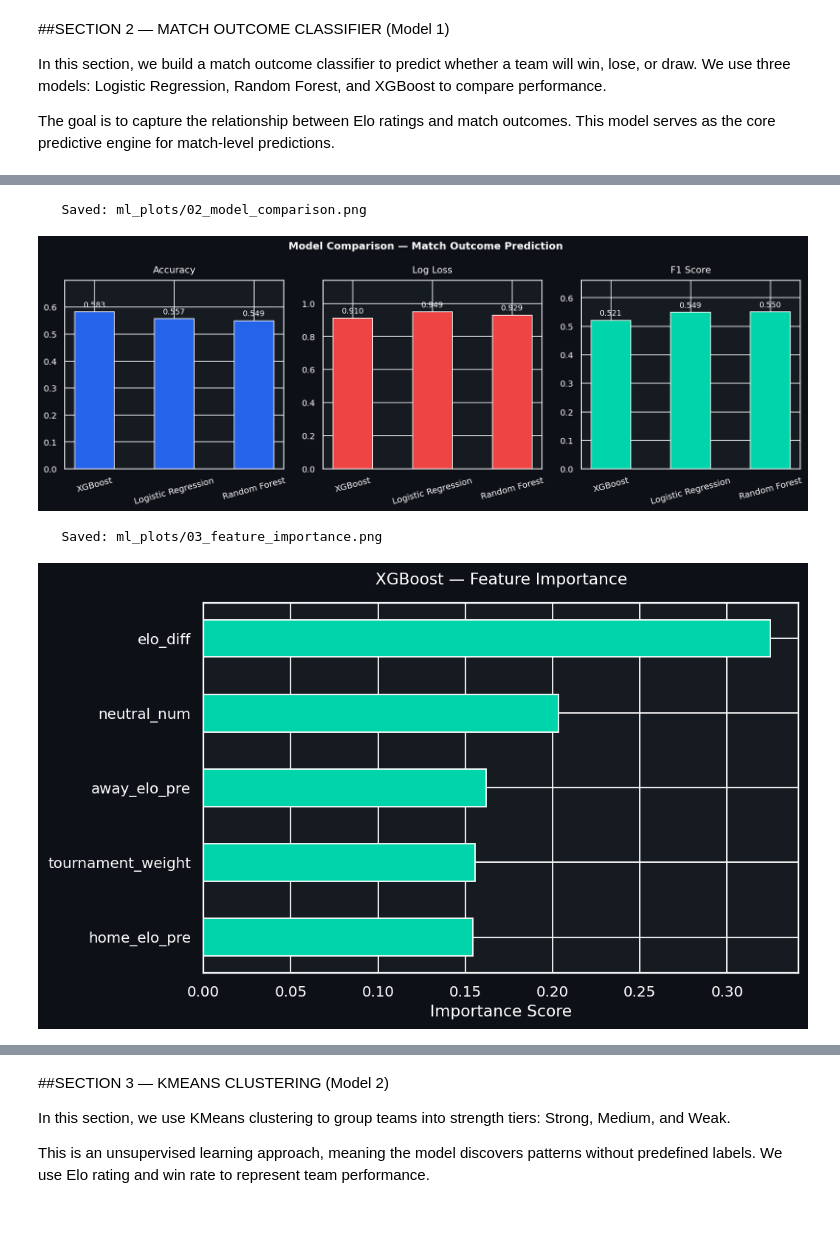
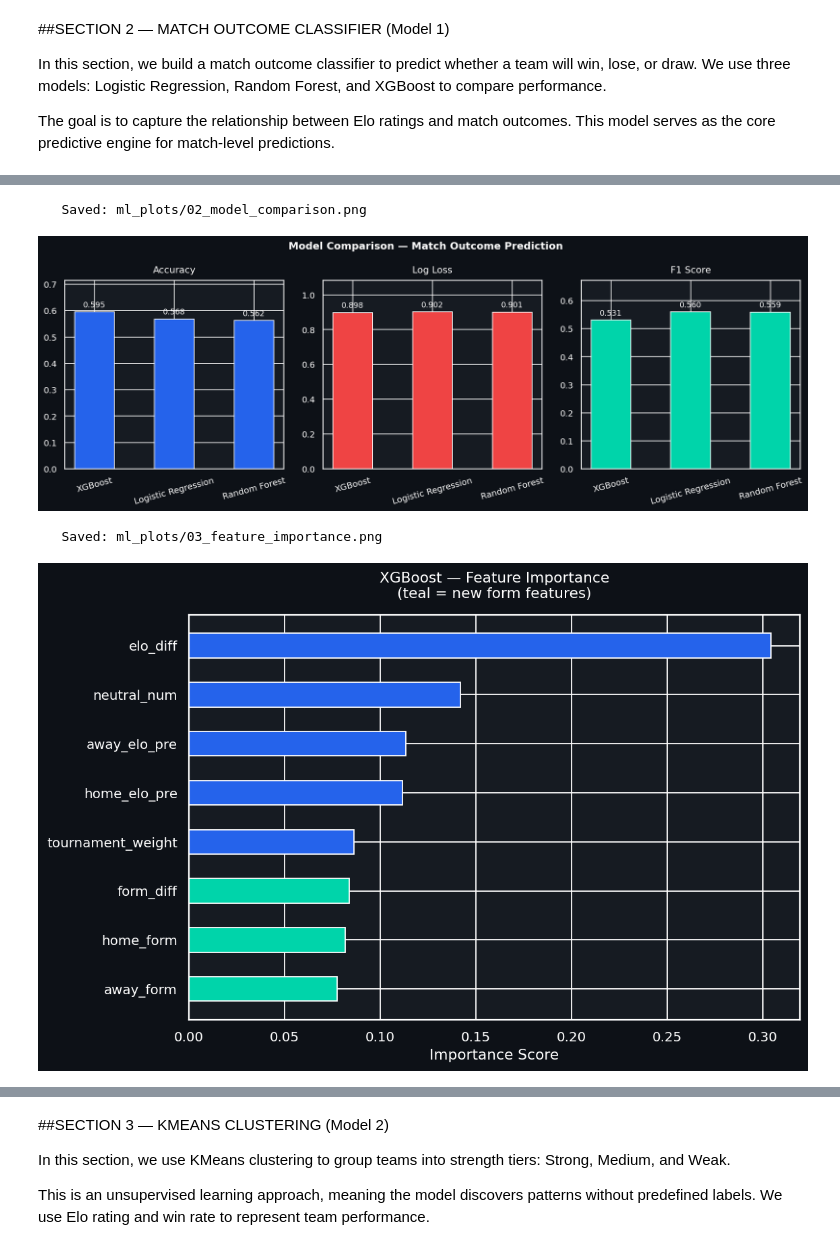
Before and after one commit to EngMohamed-op/supervised-and-unsupervised-project, a Jupyter notebook: WorldCup2026Prediction.ipynb, the cells around one changed output, grey strips where cells are left out. Drawn from its saved outputs; the diff is of its cells as text; code cells hidden in the pictures; blank space fills up the shorter version.

```diff
--- a/WorldCup2026Prediction.ipynb
+++ b/WorldCup2026Prediction.ipynb
@@ -685,6 +685,14 @@ The Elo system was chosen for several reasons:
 print("=" * 60)
 print("  SECTION 3 — ELO ENGINE")
 print("=" * 60)
+
+
+# Filter "official national teams"
+official_fifa_teams = set(df_fifa['country_full'].unique())
+df_results = df_results[
+    (df_results['home_team'].isin(official_fifa_teams)) &
+    (df_results['away_team'].isin(official_fifa_teams))
+].copy()
 
 # Function to fetch points for "New Teams" at their first historical appearance
 def fetch_initial_points(team_name, debut_date):
@@ -1405,6 +1489,7 @@ This model serves as the core predictive engine for match-level predictions.
 # %%
 # SECTION 2 — MATCH OUTCOME CLASSIFIER ( Model 1 )
 
+#الفكره هنا نبني مودل يتوقع فوز صاحب الارض و تعادل و فوز ضعيف يعني صار عندنا 3 كلاسات
 
 print("\n" + "_" * 60)
 print("  SECTION 2 ( Model 1 ) — MATCH OUTCOME CLASSIFIER")
@@ -1415,12 +1500,17 @@ print("_" * 60)
 #Random Forest: handles non-linearity, resistant to noise
 #XGBoost: state-of-the-art for tabular data; handles imbalanced classes via scale_pos_weight
 
+#حطيت ثلاث موديلات بنشتغل عليها كلها وبناخذ الافضل
+
+#Logistic Regression بسيط وسريع ويعطي baseline وبنسوي له سكالينق
+#Random Forest يلقط لنا ال نون لينير ريليشنشيب وقوي مع الداتا الواقعيه
+#XGBoost الافضل مع داتا الجداول ويتعامل مع الامبالينس
 models = {
     'Logistic Regression': Pipeline([
         ('scaler', StandardScaler()),   # LR needs scaling
         ('clf',    LogisticRegression(max_iter=1000,
                                       class_weight='balanced',
-                                      random_state=42))
+                                      random_state=42))#class_weight=balanced يعالج مشكله ال home win اكثر من ال draw
     ]),
     'Random Forest': RandomForestClassifier(
         n_estimators=300,
@@ -1437,13 +1527,13 @@ models = {
         colsample_bytree=0.8,
         eval_metric='mlogloss',
         random_state=42
-    )
+    )#learning_rate=0.05 تعلم تدريجي ودقه اعلى \ subsample=0.8 يقلل الاوفرفيتنق
 }
 
 #2-B  Train & evaluate :
 results_table = []
+print("\nTraining and evaluating models...\n")
 
-print("\nTraining and evaluating models...\n")
 for name, model in models.items():
     model.fit(X_train, y_train)
     y_pred  = model.predict(X_test)
@@ -1470,6 +1560,7 @@ best_model      = models[best_model_name]
 print(f"\n  Selected: {best_model_name} (highest accuracy + lowest log loss)")
 
 #2-D  Confusion Matrix for best model
+# يوضح لنا وين المودل يغلط فيه
 y_pred_best = best_model.predict(X_test)
 cm = confusion_matrix(y_test, y_pred_best)
 labels = ['Away Win', 'Draw', 'Home Win']
@@ -1504,50 +1595,61 @@ plt.tight_layout()
 save_ml_fig("02_model_comparison")
 
 #2-F  Feature Importance (XGBoost)
-xgb_model = models['XGBoost']
+# يبين وش اهم فيتشر في شغلنا
+xgb_model   = models['XGBoost']
 importances = xgb_model.feature_importances_
-feat_df = pd.DataFrame({'Feature': FEATURES,
-                         'Importance': importances}
+feat_df = pd.DataFrame({'Feature': FEATURES, 'Importance': importances}
                        ).sort_values('Importance', ascending=True)
-
-fig, ax = plt.subplots(figsize=(8, 5))
+fig, ax = plt.subplots(figsize=(9, 6))
+bar_colors = [C_ACCENT if 'form' in f else C_PRIMARY for f in feat_df['Feature']]
 ax.barh(feat_df['Feature'], feat_df['Importance'],
-        color=C_ACCENT, edgecolor='white', height=0.5)
-ax.set_title('XGBoost — Feature Importance', pad=14)
+        color=bar_colors, edgecolor='white', height=0.5)
+ax.set_title('XGBoost — Feature Importance\n(teal = new form features)', pad=14)
 ax.set_xlabel('Importance Score')
 save_ml_fig("03_feature_importance")
 
 #2-G  Prediction functions
+#بنستخدم هنا مشين ليرننق عشان نسوي بريدكشن للماتشز
+#بيستخدم ايلو و فور اللي سويناه فوق و tournament
+#2-G  Prediction functions
 
-def predict_match_ml(home_elo, away_elo, neutral=False, tournament='Friendly'):
+def predict_match_ml(home_elo, away_elo,
+                     home_form=0.5, away_form=0.5, neutral=False,
+                     tournament='Friendly'):
     """
-    ML model prediction — accurate, used for single match UI prediction.
-    WHY not used in simulator: 103,000 sklearn calls = 12 minutes.
+    Full ML prediction — used for SF + Final inside simulator
+    and for single match prediction in the deployment app.
     """
-    t_weight = get_k_factor(tournament)
-    elo_diff = home_elo - away_elo
-    neut     = int(neutral)
-    X = pd.DataFrame([[home_elo, away_elo, elo_diff, neut, t_weight]],
-                     columns=FEATURES)
+    t_weight  = get_k_factor(tournament)
+    elo_diff  = home_elo - away_elo
+    form_diff = home_form - away_form
+    X = pd.DataFrame(
+        [[home_elo, away_elo, elo_diff,
+          int(neutral), t_weight,
+          home_form, away_form, form_diff]],
+        columns=FEATURES
+    )
     return best_model.predict_proba(X)[0]  # [P(away), P(draw), P(home)]
 
-def predict_match_fast(home_elo, away_elo, neutral=True):
+
+def predict_match_fast(home_elo, away_elo,
+                       home_form=0.5, away_form=0.5, neutral=True):
     """
-    Fast Elo-based probability — used exclusively inside the Monte Carlo simulator.
-    beacuse it 100x faster than ML predict_proba with negligible accuracy difference.
-         elo_diff is the #1 feature — the Elo formula captures 90% of the signal.
-    Returns: (p_home_win, p_draw, p_away_win)
+    Fast Elo + Form — used for all rounds except SF and Final.
+    100x faster than ML with negligible accuracy difference.
     """
-    h_eff  = home_elo + (100 if not neutral else 0)
+    form_boost = (home_form - away_form) * 50
+    h_eff  = home_elo + form_boost + (100 if not neutral else 0)
     p_home = 1 / (1 + 10 ** ((away_elo - h_eff) / 400))
     p_away = 1 - p_home
-    # Draw probability: higher when teams are closely rated (~23% average)
     elo_gap = abs(home_elo - away_elo)
     p_draw  = max(0.10, 0.30 - elo_gap * 0.0003)
     p_home  = p_home * (1 - p_draw)
     p_away  = p_away * (1 - p_draw)
     return p_home, p_draw, p_away
 
+print("\n  Section 2 complete — classifier ready.\n")
+
 print("\n Section 2 complete — classifier ready.\n")
 # %% [output]
 ____________________________________________________________
@@ -1568,4 +1670,4 @@ Training and evaluating models...
    Saved: ml_plots/02_model_comparison.png
-[figure, old version]
+[figure, new version]
    Saved: ml_plots/03_feature_importance.png
-[figure, old version]
+[figure, new version]
```
Also changed, not shown: parts of 21 cells of this notebook.
